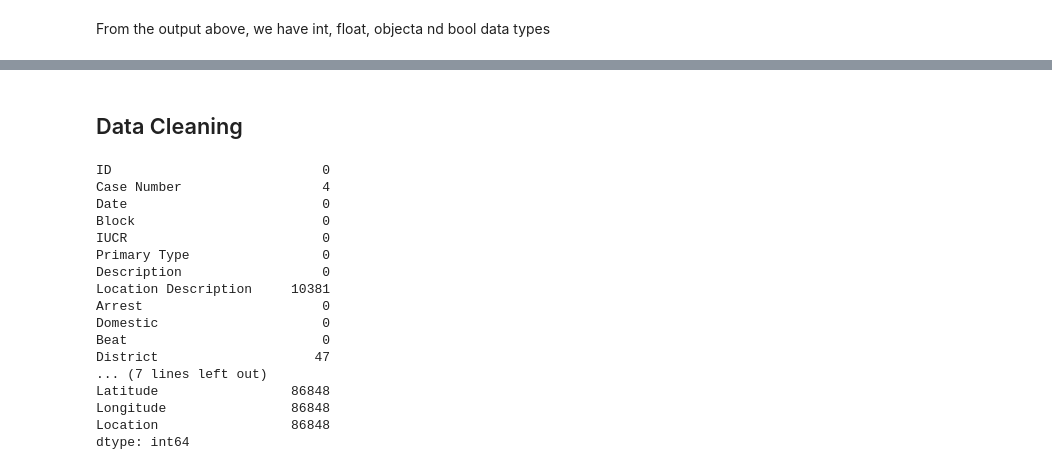
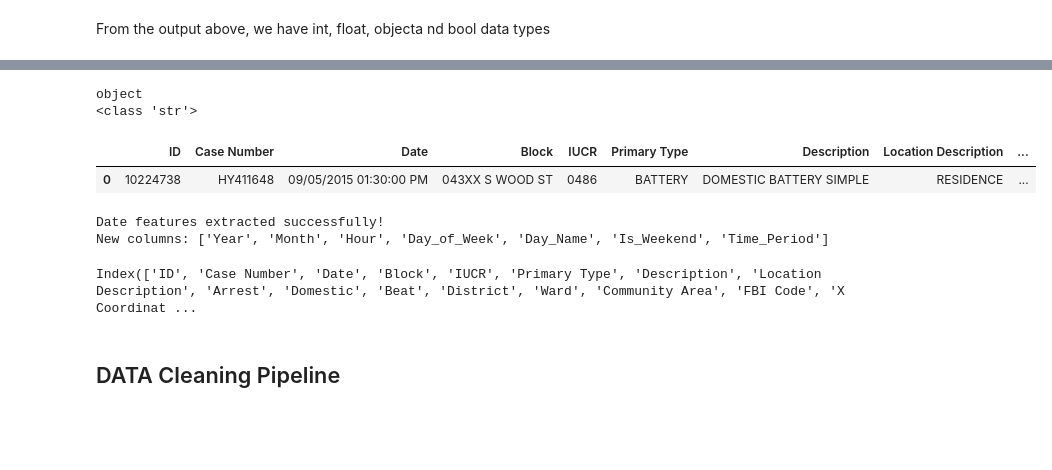
Before and after one commit to Osisami00/AI_Engr, a Jupyter notebook: My_Task/week_9/task19.ipynb, the cells around one changed output, grey strips where cells are left out. Cells and saved outputs as stored; diff of their text form; code cells hidden in the pictures; blank space fills up the shorter version.

```diff
--- a/My_Task/week_9/task19.ipynb
+++ b/My_Task/week_9/task19.ipynb
@@ -95,0 +334,15 @@ df.describe()
+# %%
+# Lets check if the data type to be sure it is in pandas datetime format
+print(df["Date"].dtype)
+
+print(type(df["Date"][0]))   #this showws it is a str data
+
+# df['Date'] = pd.to_datetime(df["Date"])
+# %% [output]
+object
+<class 'str'>
+# %%
+df.head(1)
+# %% [output]
+|  | ID | Case Number | Date | Block | IUCR | Primary Type | Description | Location Description | ... |
+| 0 | 10224738 | HY411648 | 09/05/2015 01:30:00 PM | 043XX S WOOD ST | 0486 | BATTERY | DOMESTIC BATTERY SIMPLE | RESIDENCE | ... |
@@ -96,22 +377,15 @@ df.describe()
+# %%
+# Apply Date Feature Extraction
+
+df = extract_date_features(df)
+print("Date features extracted successfully!")
+print(f"New columns: {['Year', 'Month', 'Hour', 'Day_of_Week', 'Day_Name', 'Is_Weekend', 'Time_Period']}")
+# %% [output]
+Date features extracted successfully!
+New columns: ['Year', 'Month', 'Hour', 'Day_of_Week', 'Day_Name', 'Is_Weekend', 'Time_Period']
+# %%
+print(df.columns)
+# %% [output]
+Index(['ID', 'Case Number', 'Date', 'Block', 'IUCR', 'Primary Type', 'Description', 'Location Description', 'Arrest', 'Domestic', 'Beat', 'District', 'Ward', 'Community Area', 'FBI Code', 'X Coordinat ...
 # %% [markdown]
-## Data Cleaning
+## DATA Cleaning Pipeline
-# %%
-df.isna().sum()
-# %% [output]
-ID                           0
-Case Number                  4
-Date                         0
-Block                        0
-IUCR                         0
-Primary Type                 0
-Description                  0
-Location Description     10381
-Arrest                       0
-Domestic                     0
-Beat                         0
-District                    47
-... (7 lines left out)
-Latitude                 86848
-Longitude                86848
-Location                 86848
-dtype: int64
```
Also changed, not shown: parts of 34 cells of this notebook, 1 other file.
